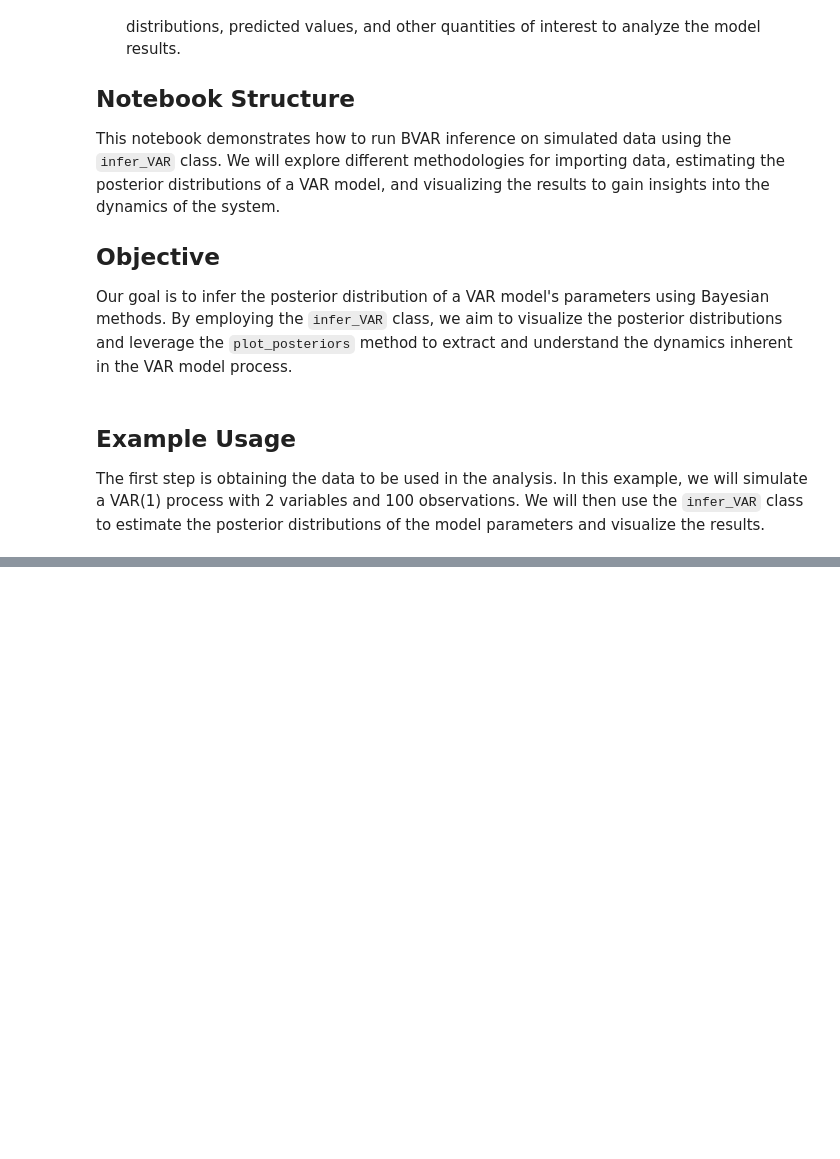
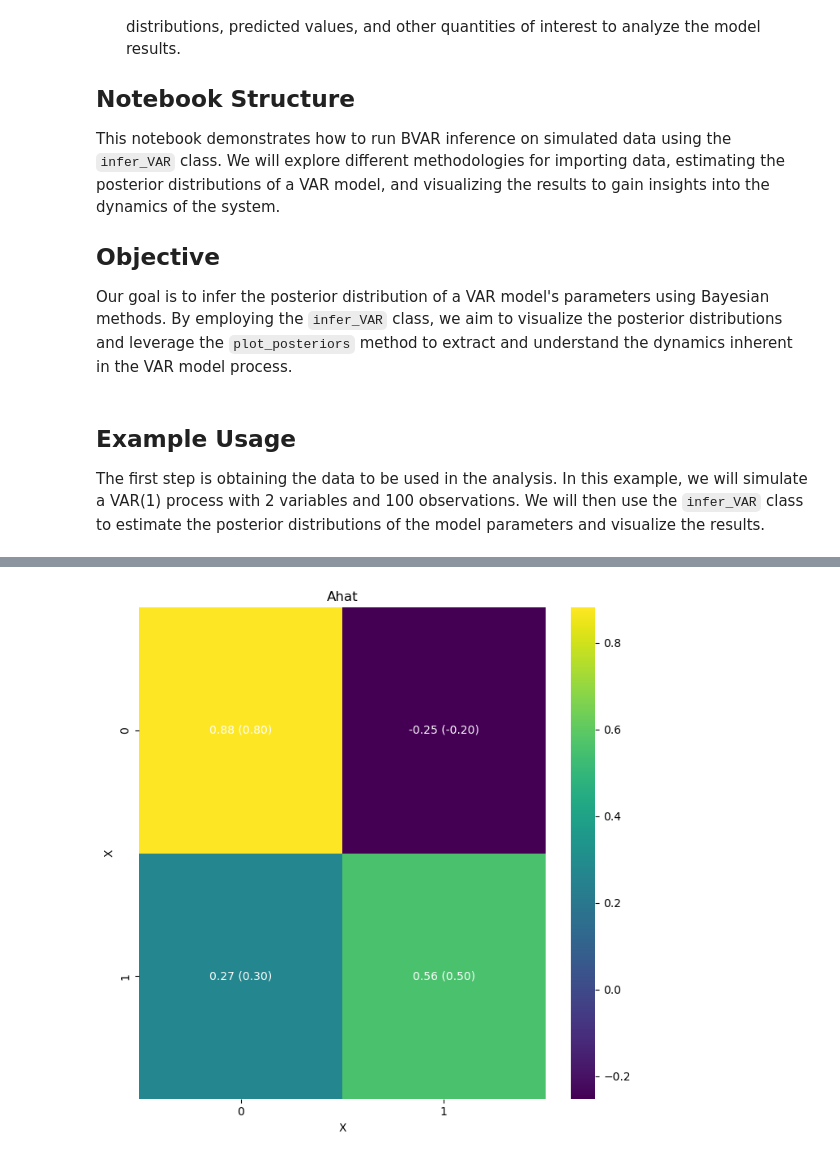
Before and after one commit to ucl-cssb/MIMIC, a Jupyter notebook: docs/source/notebooks/VAR/examples-bayes-VAR.ipynb, the cells around one changed output, grey strips where cells are left out. Saved outputs shown, nothing was run; the diff lists cells and outputs as text; code cells hidden in the pictures; blank space fills up the shorter version.

```diff
--- a/docs/source/notebooks/VAR/examples-bayes-VAR.ipynb
+++ b/docs/source/notebooks/VAR/examples-bayes-VAR.ipynb
@@ -138,0 +141,4 @@ Data file: data_default_v2.npz
+# %%
+infer3.posterior_analysis(A=A)
+# %% [output]
+[figure, added]
```
Also changed, not shown: parts of 6 cells of this notebook, 1 other file.
